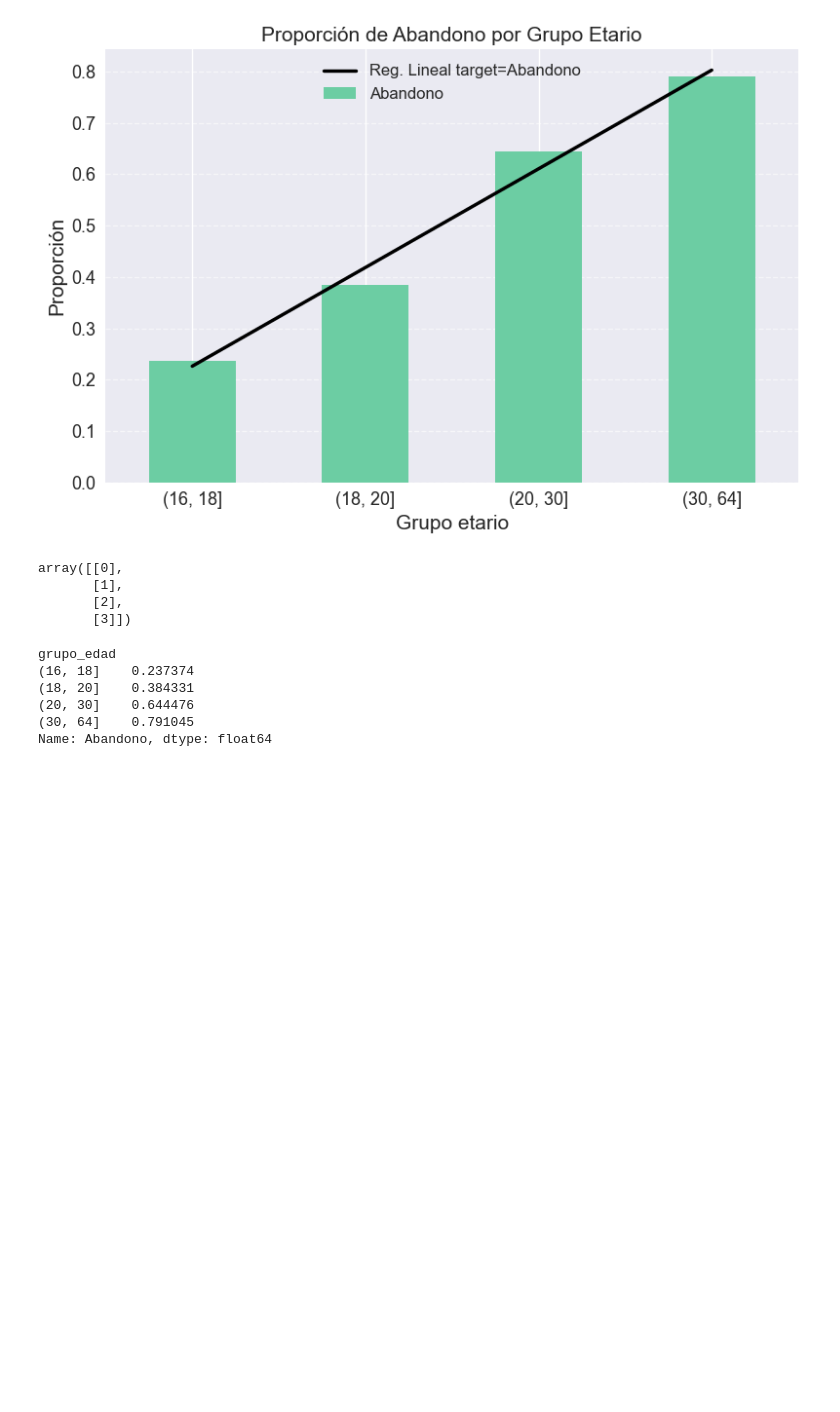
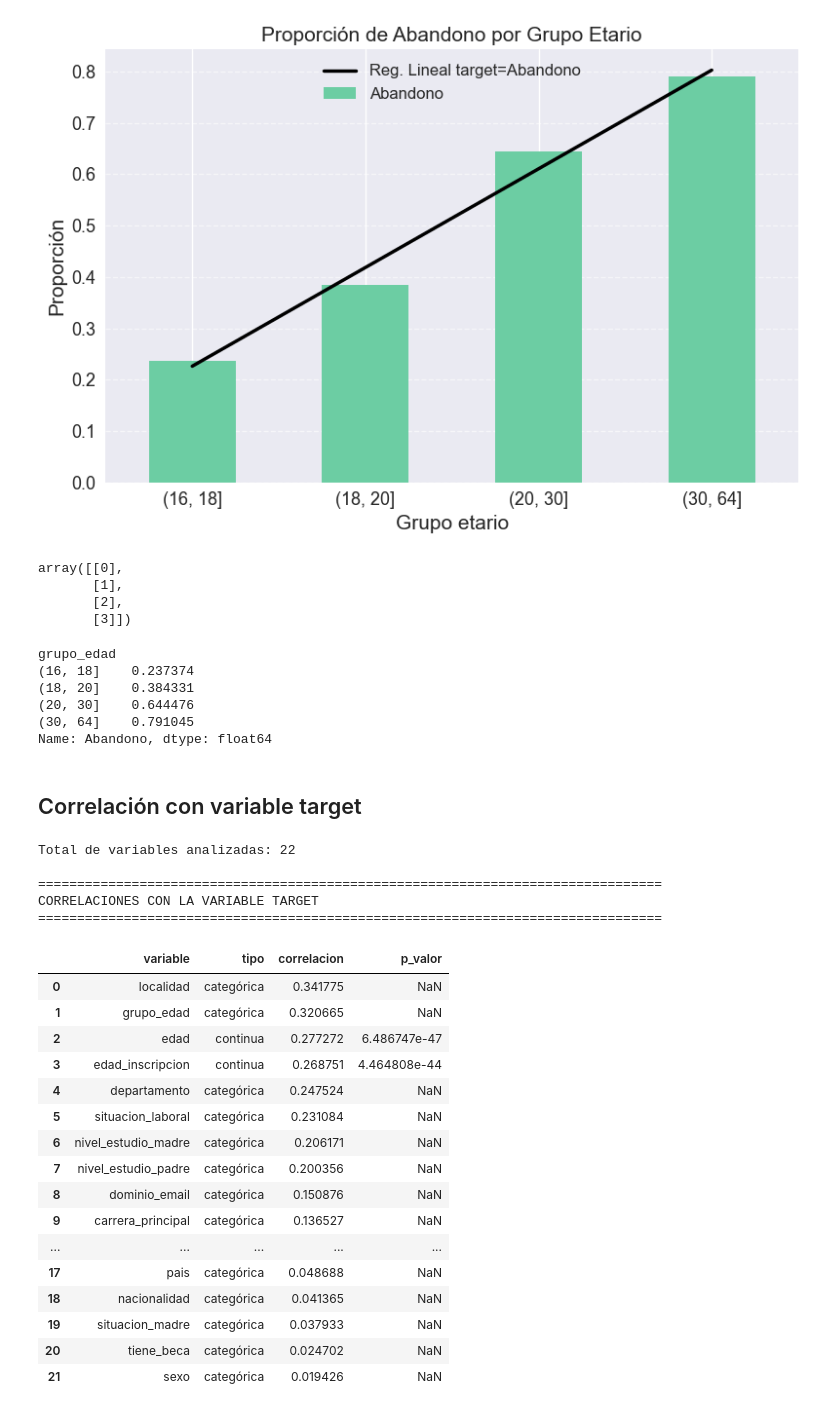
Before and after one commit to solcalloni/modelos-para-prediccion-de-abandono, a Jupyter notebook: packages/exploratory-data-analysis/datos_unificados/03-eda_target.ipynb, the cells around one changed output. Saved outputs shown, nothing was run; the diff lists cells and outputs as text; code cells hidden in the pictures; blank space fills up the shorter version.

```diff
--- a/packages/exploratory-data-analysis/datos_unificados/03-eda_target.ipynb
+++ b/packages/exploratory-data-analysis/datos_unificados/03-eda_target.ipynb
@@ -1398,3 +1398,5 @@ grupo_edad
 (20, 30]    0.644476
 (30, 64]    0.791045
 Name: Abandono, dtype: float64
+# %% [markdown]
+## Correlación con variable target
@@ -1400,0 +1500,33 @@ Name: Abandono, dtype: float64
+# %%
+# Calcular correlaciones con la variable target
+correlaciones = calcular_correlacion_con_target(personas_con_target, 'target', umbral_categorica=10)
+
+# Mostrar los resultados
+print(f"Total de variables analizadas: {len(correlaciones)}")
+print("\n" + "="*80)
+print("CORRELACIONES CON LA VARIABLE TARGET")
+print("="*80)
+correlaciones
+# %% [output]
+Total de variables analizadas: 22
+
+================================================================================
+CORRELACIONES CON LA VARIABLE TARGET
+================================================================================
+|  | variable | tipo | correlacion | p_valor |
+| 0 | localidad | categórica | 0.341775 | NaN |
+| 1 | grupo_edad | categórica | 0.320665 | NaN |
+| 2 | edad | continua | 0.277272 | 6.486747e-47 |
+| 3 | edad_inscripcion | continua | 0.268751 | 4.464808e-44 |
+| 4 | departamento | categórica | 0.247524 | NaN |
+| 5 | situacion_laboral | categórica | 0.231084 | NaN |
+| 6 | nivel_estudio_madre | categórica | 0.206171 | NaN |
+| 7 | nivel_estudio_padre | categórica | 0.200356 | NaN |
+| 8 | dominio_email | categórica | 0.150876 | NaN |
+| 9 | carrera_principal | categórica | 0.136527 | NaN |
+| ... | ... | ... | ... | ... |
+| 17 | pais | categórica | 0.048688 | NaN |
+| 18 | nacionalidad | categórica | 0.041365 | NaN |
+| 19 | situacion_madre | categórica | 0.037933 | NaN |
+| 20 | tiene_beca | categórica | 0.024702 | NaN |
+| 21 | sexo | categórica | 0.019426 | NaN |
```
Also changed, not shown: parts of 2 cells of this notebook.
